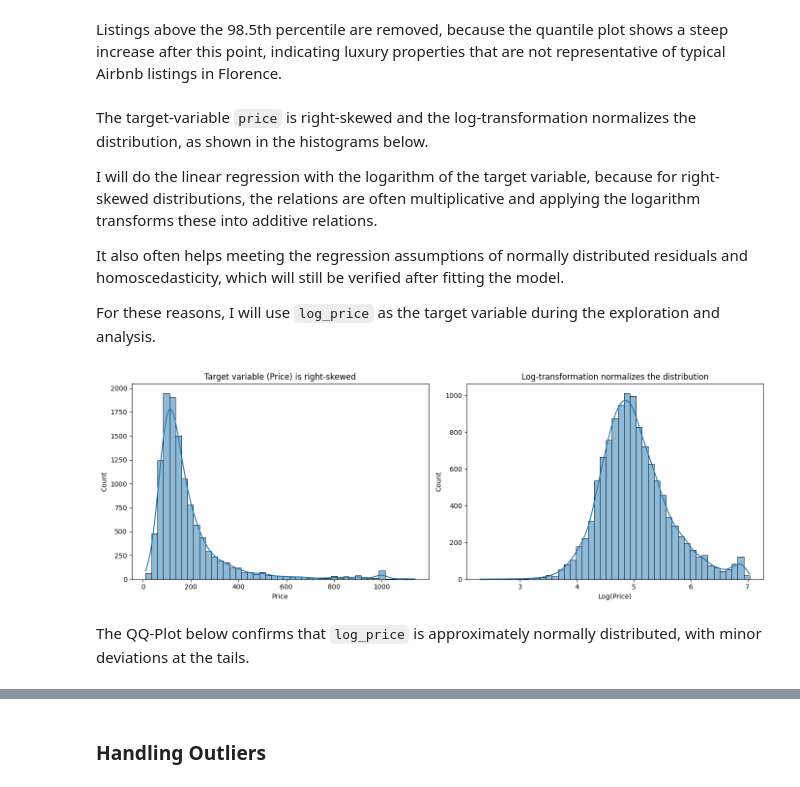
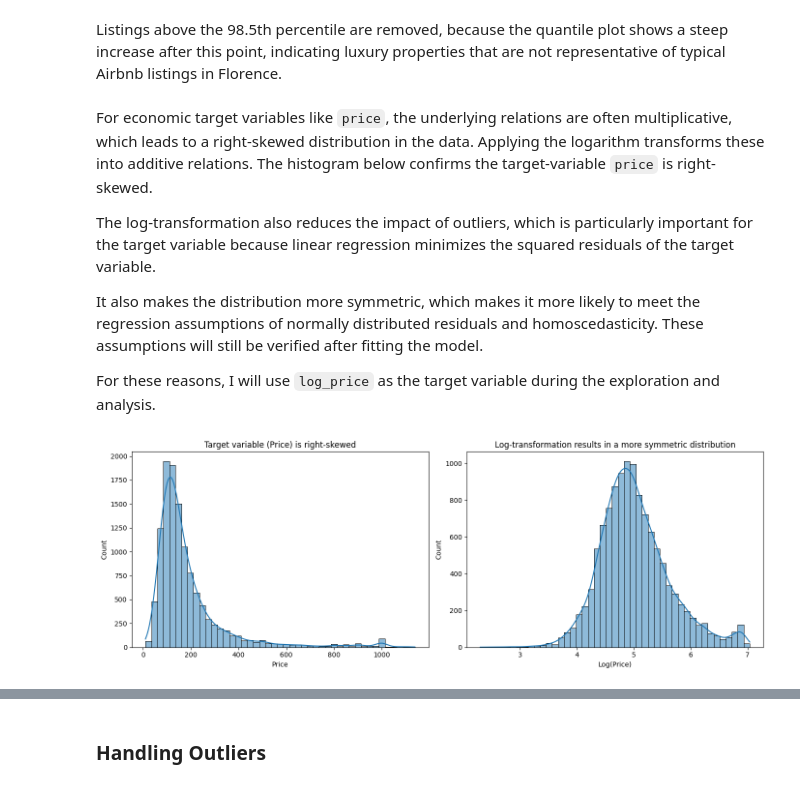
Before and after one commit to EliasSchafer1/Airbnb-Florence, a Jupyter notebook: notebooks/01_preprocessing.ipynb, the cells around one changed output, grey strips where cells are left out. Drawn from its saved outputs; the diff is of its cells as text; code cells hidden in the pictures.

Commit message:
refactor: correct reason of using log-transformation of price

```diff
--- a/notebooks/01_preprocessing.ipynb
+++ b/notebooks/01_preprocessing.ipynb
@@ -176,30 +176,28 @@ Listings above the 98.5th percentile are removed, because the quantile plot show
 q985 = df["price"].quantile(0.985)
 df = df[df["price"]<=q985]
 # %% [markdown]
-The target-variable `price` is right-skewed and the log-transformation normalizes the distribution, as shown in the histograms below.
+For economic target variables like `price`, the underlying relations are often multiplicative, which leads to a right-skewed distribution in the data. Applying the logarithm transforms these into additive relations. The histogram below confirms the target-variable `price` is right-skewed.
 
-I will do the linear regression with the logarithm of the target variable, because for right-skewed distributions, the relations are often multiplicative and applying the logarithm transforms these into additive relations.
+The log-transformation also reduces the impact of outliers, which is particularly important for the target variable because linear regression minimizes the squared residuals of the target variable.
 
-It also often helps meeting the regression assumptions of normally distributed residuals and homoscedasticity, which will still be verified after fitting the model.
+It also makes the distribution more symmetric, which makes it more likely to meet the regression assumptions of normally distributed residuals and homoscedasticity. These assumptions will still be verified after fitting the model.
 
 For these reasons, I will use `log_price` as the target variable during the exploration and analysis.
 # %%
 fig, ax = plt.subplots(1, 2, figsize=(14, 5))
 df["log_price"] = np.log(df["price"])
 
 sns.histplot(df["price"], bins=45, kde=True, ax=ax[0])
 ax[0].set_xlabel("Price")
 ax[0].set_ylabel("Count")
 ax[0].set_title("Target variable (Price) is right-skewed")
 
 sns.histplot(df["log_price"], bins=45, kde=True, ax=ax[1])
 ax[1].set_xlabel("Log(Price)")
 ax[1].set_ylabel("Count")
-ax[1].set_title("Log-transformation normalizes the distribution")
+ax[1].set_title("Log-transformation results in a more symmetric distribution")
 
 plt.tight_layout()
 plt.show()
 # %% [output]
-[figure, old version]
+[figure, new version]
-# %% [markdown]
-The QQ-Plot below confirms that `log_price` is approximately normally distributed, with minor deviations at the tails.
```
Also changed, not shown: parts of 11 cells of this notebook.
